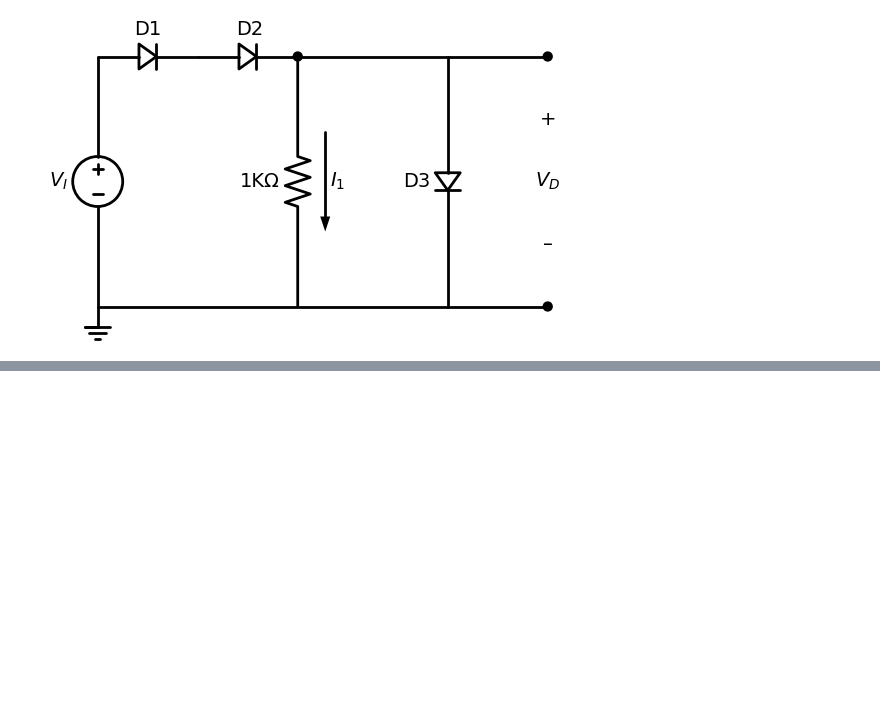
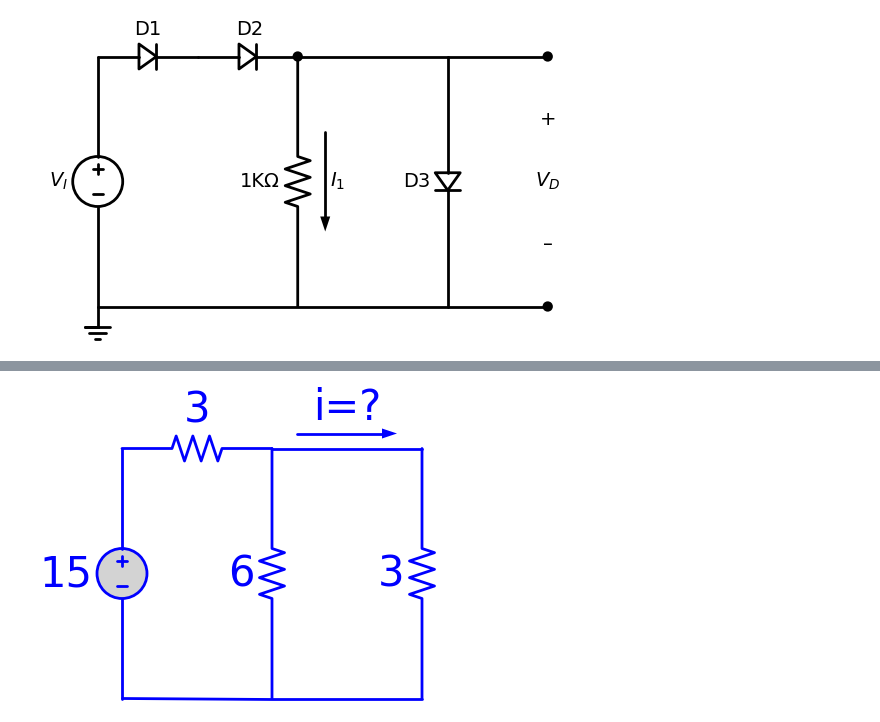
Before and after one commit to funmv/course_electricity, a Jupyter notebook: SchemDraw.ipynb, the cells around one changed output, grey strips where cells are left out. Cells and saved outputs as stored; diff of their text form; code cells hidden in the pictures; blank space fills up the shorter version.

```diff
--- a/SchemDraw.ipynb
+++ b/SchemDraw.ipynb
@@ -228,0 +250,14 @@ with schemdraw.Drawing() as d:
+# %%
+with schemdraw.Drawing(color='blue', fill='lightgray', fontsize=30) as d:
+    d.config(unit=5)
+    V1 = elm.SourceV().up().label('15')
+    R1 = elm.Resistor().right(3).label('3')
+    d.push()
+    L1 = elm.Line().right(3)
+    elm.CurrentLabel(top=True, ofst=.3).at(L1).label('i=?')
+    R2 = elm.Resistor().down().label('3')
+    elm.Line().left(6)
+    d.pop()
+    R3 = elm.Resistor().down().label('6')
+# %% [output]
+[figure, added]
```
Also changed, not shown: parts of 4 cells of this notebook.
